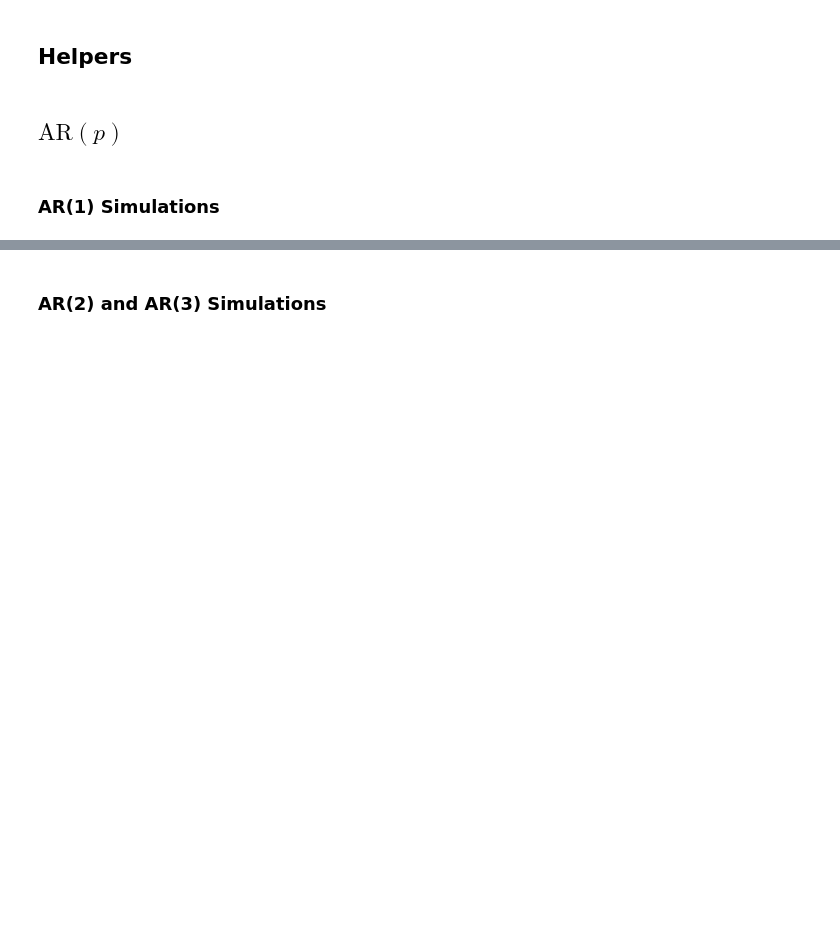
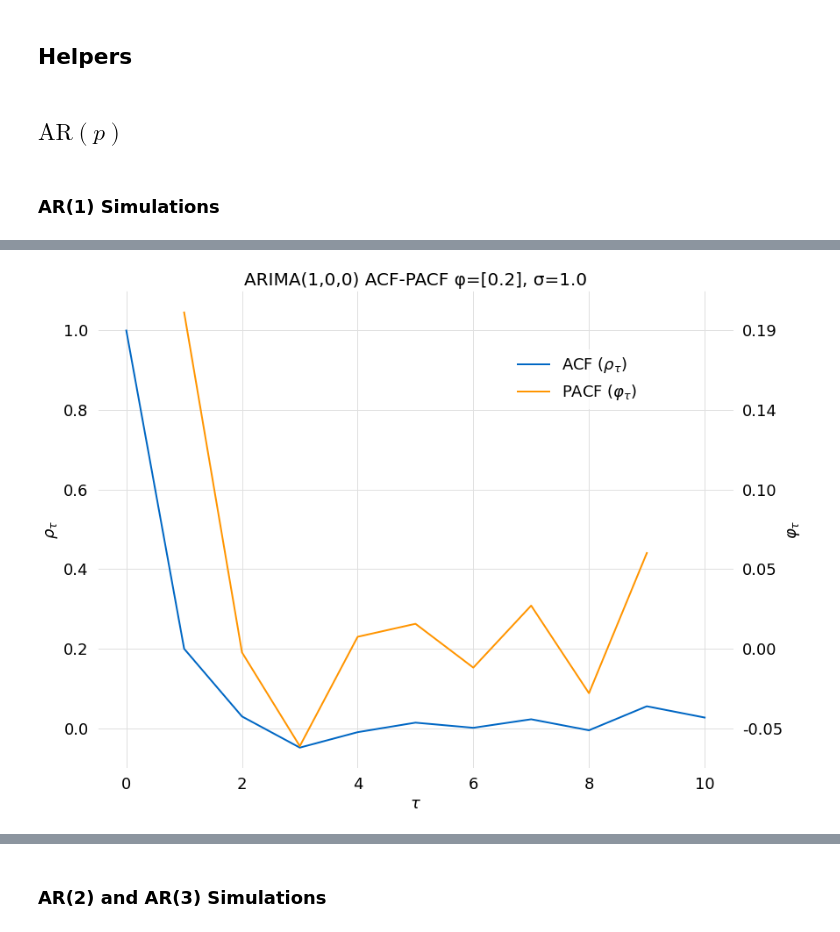
Before and after one commit to glyfish/alef, a Jupyter notebook: notebooks/random_processes/arma_order_estimation.ipynb, the cells around one changed output, grey strips where cells are left out. Drawn from its saved outputs; the diff is of its cells as text; code cells hidden in the pictures; blank space fills up the shorter version.

```diff
--- a/notebooks/random_processes/arma_order_estimation.ipynb
+++ b/notebooks/random_processes/arma_order_estimation.ipynb
@@ -165,10 +161,9 @@ ValueError: x is required to have ndim 1 but has ndim 2
 # %%
-acf = stats.acf(ar3, nlags)
-pacf = arima.yw(ar3, nlags)
-title = f"AR(1) ACF-PACF σ={σ}, " + r"$\varphi=$"+f"{numpy.array2string(φ3, precision=2, separator=',')}"
-y = [acf, pacf]
-x = [range(nlags+1), range(1, nlags+1)]
-comparison(y, x=x, title=title, labels=["ACF", "PACF"], plot_type=DataPlotType.ACF)
+df = DataFunc.apply_func_type(ar3, DataType.ACF, nlags=nlags)
+df = DataFunc.apply_func_type(df, DataType.PACF, nlags=nlags)
+twinx(df, MultiDataPlotType.ACF_PACF, ylim=[-0.1, 1.1])
+# %% [output]
+[figure, added]
 # %%
 φ1 = numpy.array([-0.8])
 ar1 = arima.arp(φ1, nsample)
```
Also changed, not shown: parts of 23 cells of this notebook, 2 other files.
